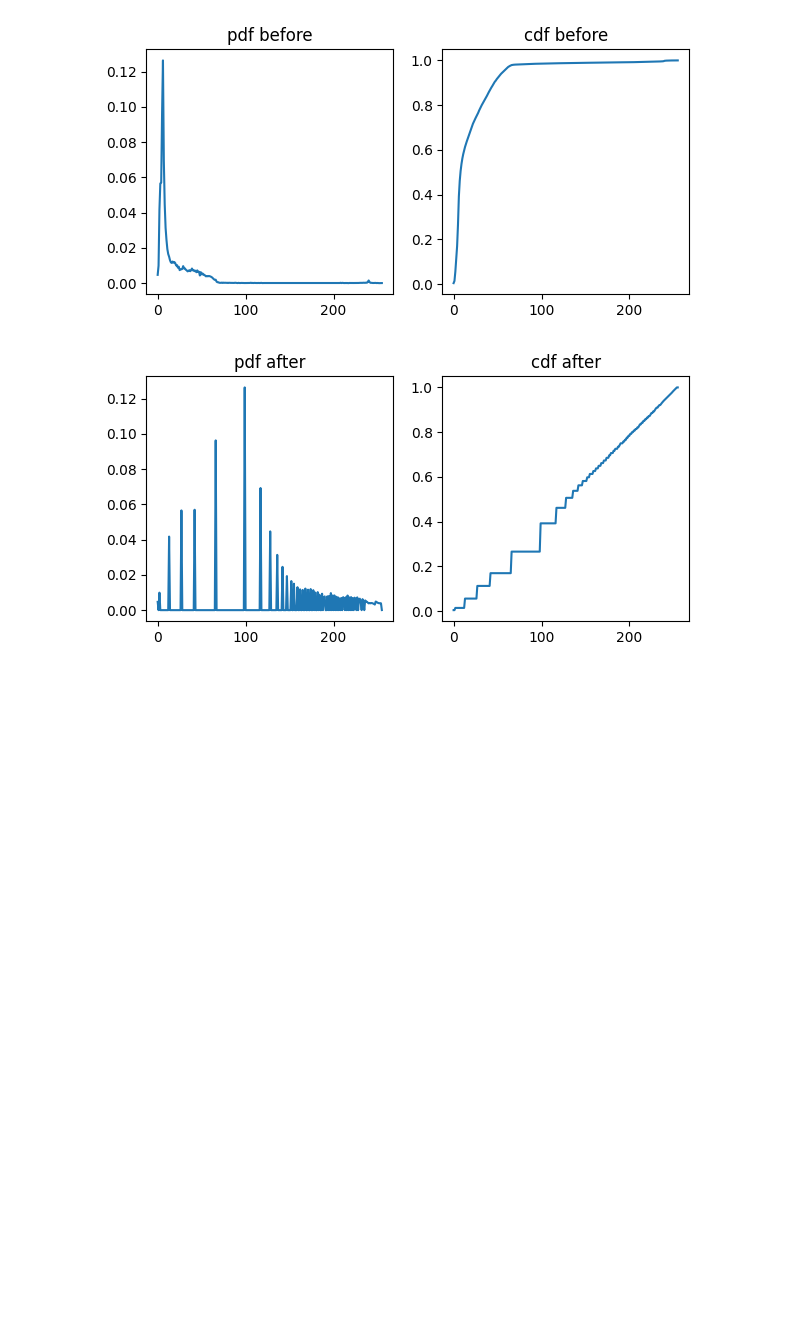
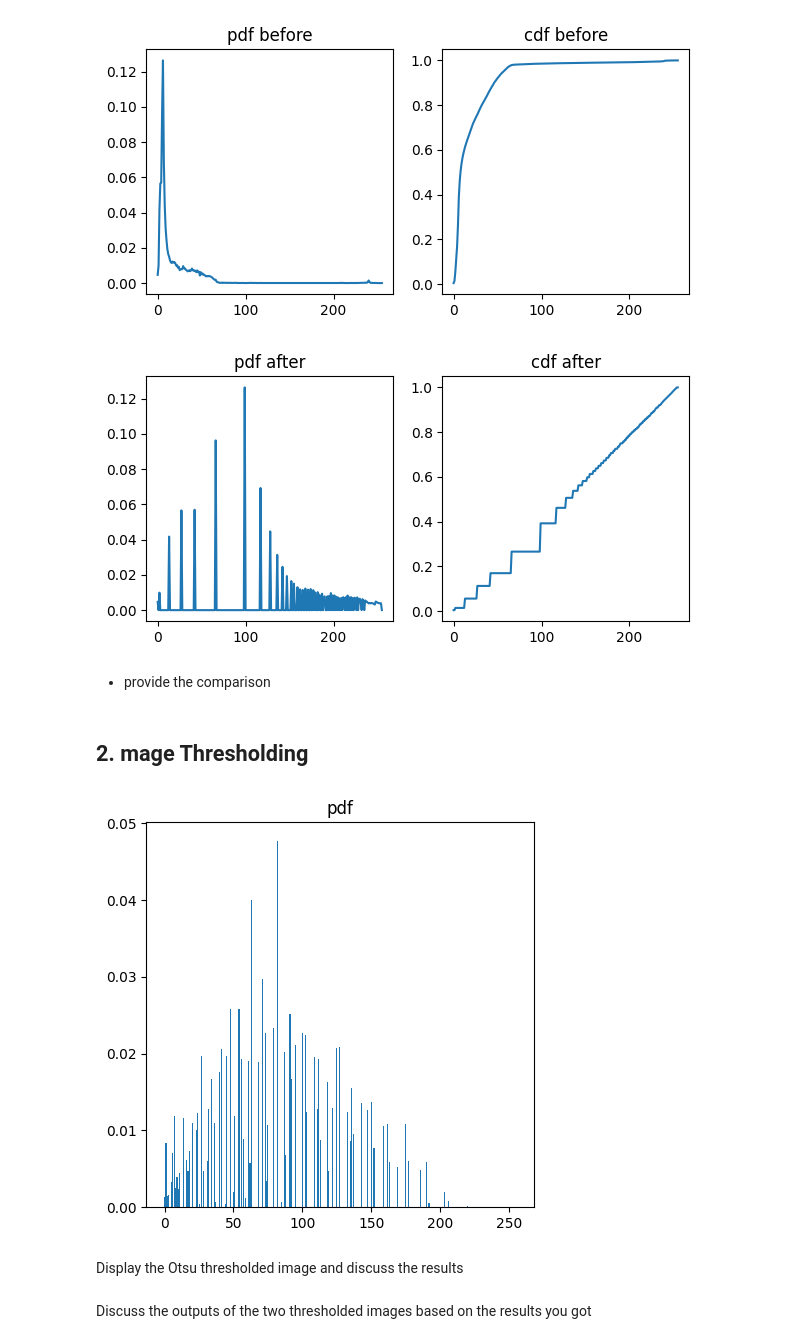
Before and after one commit to RemoShen/computerVisionClass, a Jupyter notebook: Project1/Question1/question1.ipynb, the cells around one changed output. Drawn from its saved outputs; the diff is of its cells as text; code cells hidden in the pictures; blank space fills up the shorter version.

```diff
--- a/Project1/Question1/question1.ipynb
+++ b/Project1/Question1/question1.ipynb
@@ -14,11 +14,11 @@ img = cv2.imread('./detective.png', cv2.IMREAD_GRAYSCALE)
 def create_pdf(im_in):
     pdf = np.zeros(256)
     # calculate the histogram of the image
-    for i in range(img.shape[0]):
-        for j in range(img.shape[1]):
-            pdf[img[i,j]] += 1
+    for i in range(im_in.shape[0]):
+        for j in range(im_in.shape[1]):
+            pdf[im_in[i,j]] += 1
     # normalize
-    pdf = pdf/(img.shape[0]*img.shape[1])
+    pdf = pdf/(im_in.shape[0]*im_in.shape[1])
     return pdf
 # %%
 # Define a function that returns the cdf of the pdf the image
@@ -86,3 +86,19 @@ plt.show()
 # %% [output]
 [figure]
 [figure]
+# %% [markdown]
+- provide the comparison
+# %% [markdown]
+## 2. mage Thresholding
+# %%
+# Load image
+image_cell = cv2.imread('./TEM cell.png', cv2.IMREAD_GRAYSCALE)
+# %%
+# Plot the histogram of the image using the functions you created for Q1
+img2 = create_pdf(image_cell)
+plt.figure(figsize=(5,5))
+plt.bar(range(256), img2)
+plt.title('pdf')
+plt.show()
+# %% [output]
+[figure, added]
@@ -88,0 +108,2 @@ plt.show()
+# %% [markdown]
+Display the Otsu thresholded image and discuss the results
@@ -88,0 +113,2 @@ plt.show()
+# %% [markdown]
+Discuss the outputs of the two thresholded images based on the results you got
```
Also changed, not shown: parts of 2 cells of this notebook, 1 other file.
